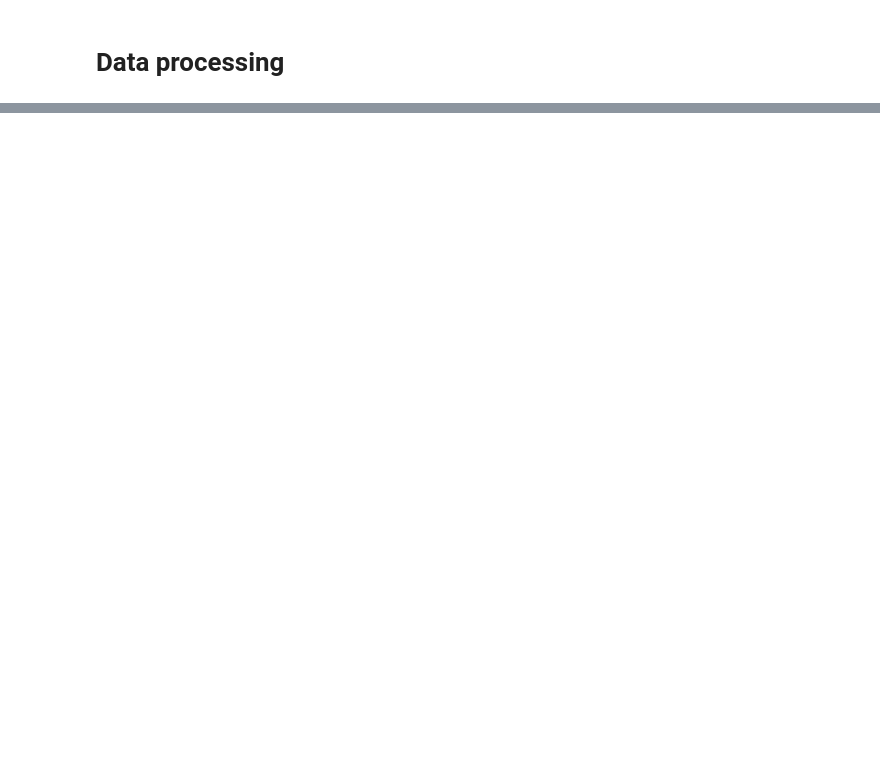
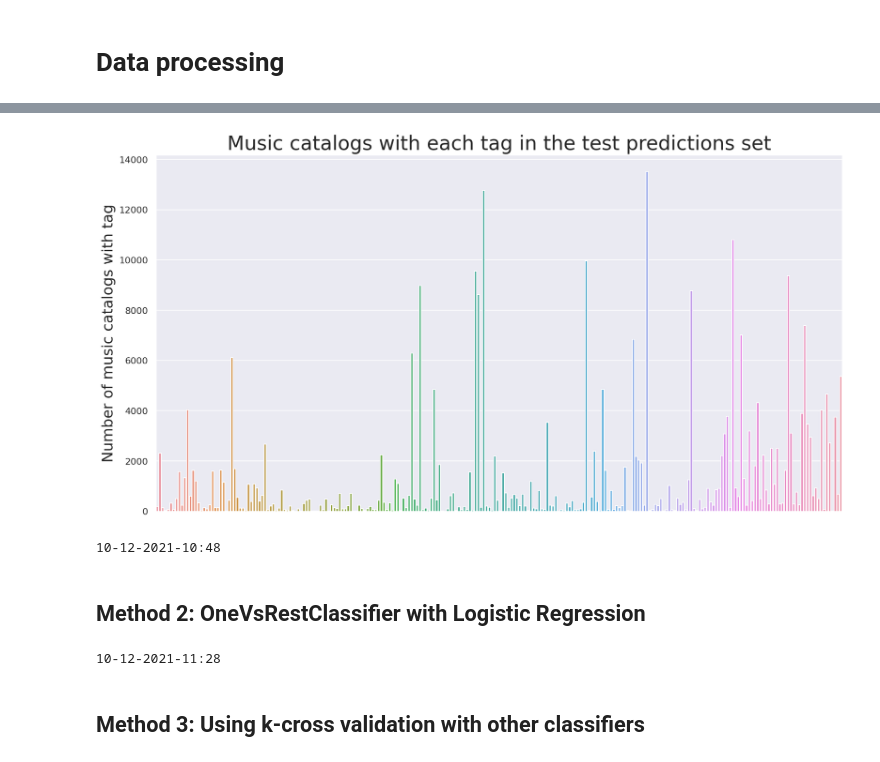
Before and after one commit to jizekki/mewo, a Jupyter notebook: mewo.ipynb, the cells around one changed output, grey strips where cells are left out. Drawn from its saved outputs; the diff is of its cells as text; code cells hidden in the pictures; blank space fills up the shorter version.

```diff
--- a/mewo.ipynb
+++ b/mewo.ipynb
@@ -154,0 +72,8 @@ trained_dataframe
+# %%
+test_challengeIDs = x_test.index
+
+x_train_tags = x_train.iloc[:,:248]
+x_test_tags = x_test.iloc[:,:248]
+
+print(x_train_tags.shape)
+print(x_test_tags.shape)
@@ -154,0 +120,28 @@ trained_dataframe
+# %%
+def get_best_threshold(x, y, col):
+    test_thresholds = np.arange(0, 1, 0.01)
+    scores = []
+    for threshold in test_thresholds:
+        decisions = (x.iloc[:, col] > threshold).astype(int)
+        scores.append(f1_score(y.iloc[:, col], decisions, average="weighted"))
+    return test_thresholds[np.argmax(scores)]
+# %%
+thresholds  = [get_best_threshold(x_train_tags, y_train, col) for col in tqdm(range(n_tags))]
+y_test = (x_test_tags > thresholds).astype(int)
+# %%
+ax= sns.barplot(x=tags, y=y_test.sum().values)
+plt.title("Music catalogs with each tag in the test predictions set", fontsize=24)
+plt.ylabel("Number of music catalogs with tag", fontsize=18)
+ax.axes.get_xaxis().set_visible(False)
+
+plt.show()
+# %% [output]
+[figure, added]
+# %%
+submission_time = time.strftime("%d-%m-%Y_%H-%M")
+y_test.to_csv(f"submission-{submission_time}.csv", index=False)
+print(submission_time)
+# %% [output]
+10-12-2021-10:48
+# %% [markdown]
+## Method 2: OneVsRestClassifier with Logistic Regression
@@ -154,0 +161,8 @@ trained_dataframe
+# %%
+submission_time = time.strftime("%d-%m-%Y_%H-%M")
+y_test.to_csv(f"submission-{submission_time}.csv", index="False")
+print(submission_time)
+# %% [output]
+10-12-2021-11:28
+# %% [markdown]
+## Method 3: Using k-cross validation with other classifiers
```
Also changed, not shown: parts of 40 cells of this notebook, 2 other files.
